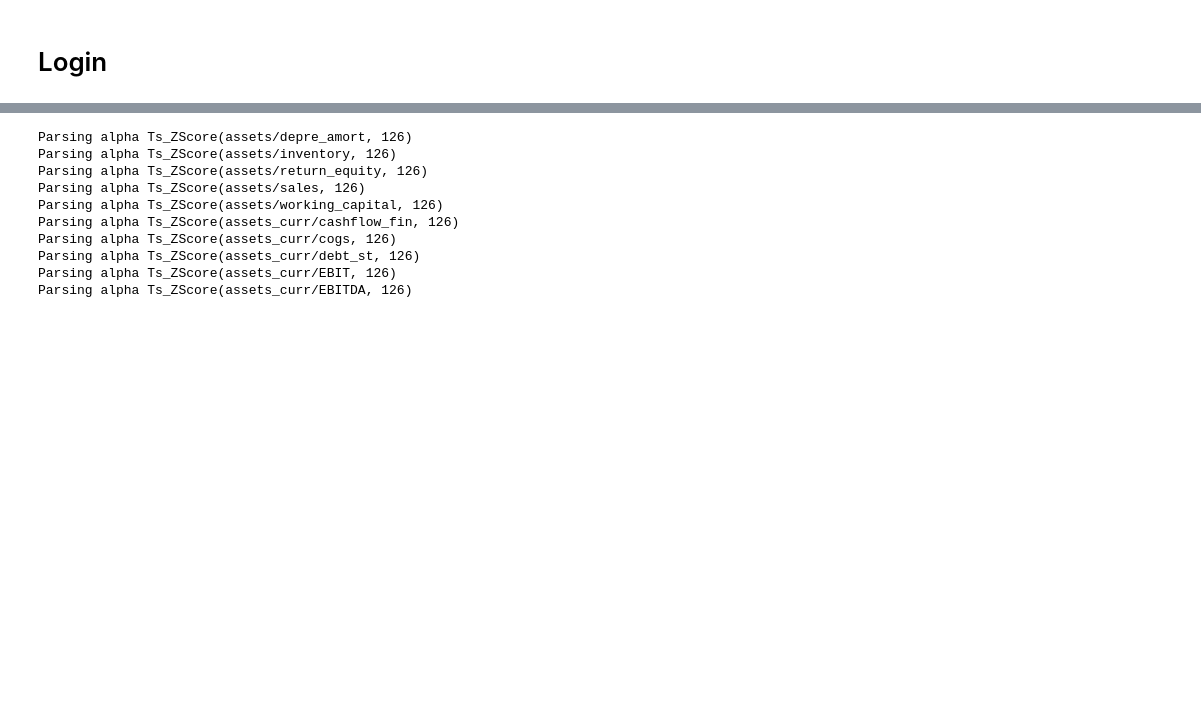
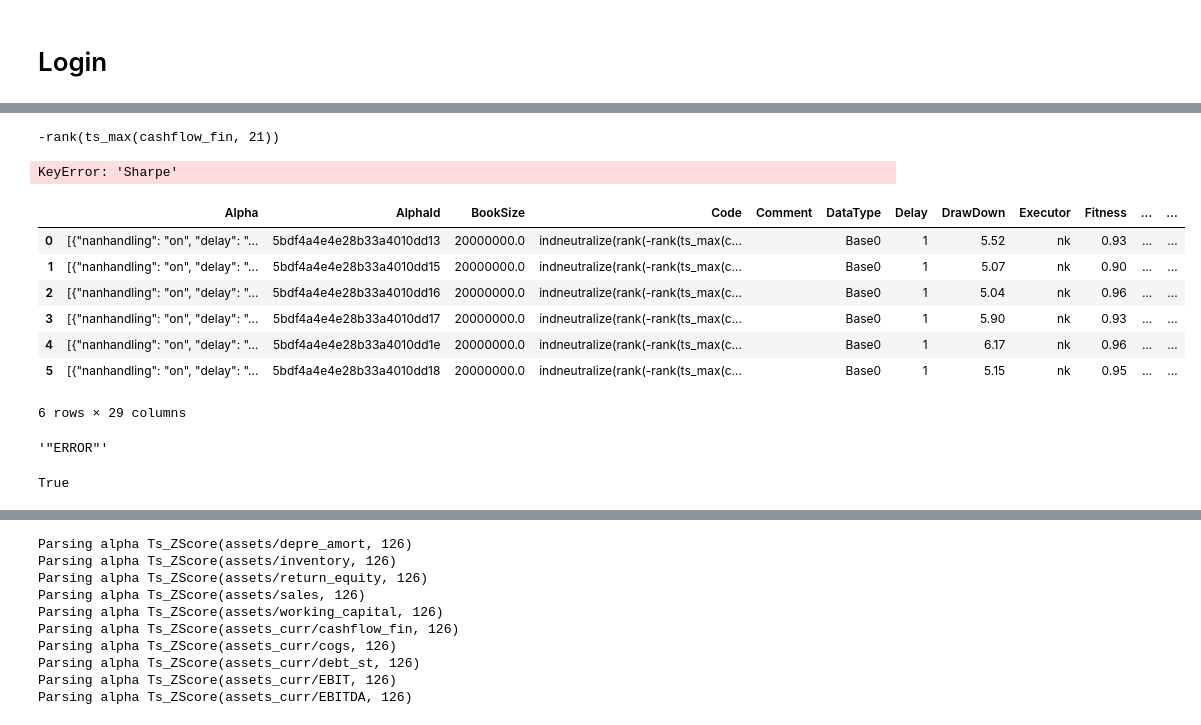
Before and after one commit to juta8/test, a Jupyter notebook: workflow.ipynb, the cells around one changed output, grey strips where cells are left out. Cells and saved outputs as stored; diff of their text form; code cells hidden in the pictures; blank space fills up the shorter version.

```diff
--- a/workflow.ipynb
+++ b/workflow.ipynb
@@ -72,0 +107,50 @@ full_cookie = requestor.build_cookie(cookie)
+# %%
+iteration_res=1
+user_name='nk'
+logic_names=['-rank(ts_max(cashflow_fin, 21))']
+for logic_name in logic_names:
+    print(logic_name)
+    cur_res = pd.DataFrame(list(mongo['alphas_prod'].find({'Executor': user_name,
+                                                        'LogicName': logic_name,
+                                                        'Iteration': str(iteration_res)})))
+    if (iteration == 1):
+        old_res = pd.DataFrame(list(mongo['alphas_prod'].find({'Executor': user_name,
+                                                             'Code': logic_name,
+                                                             'Iteration': str(iteration_res - 1)})))
+    else:
+        old_res = pd.DataFrame(list(mongo['alphas_prod'].find({'Executor': user_name,
+                                                             'LogicName': logic_name,
+                                                             'Iteration': str(iteration_res - 1)})))
+    cur_max_sharpe=cur_res['Sharpe'].max()
+    old_max_sharpe=old_res['Sharpe'].max()
+
+    print('LogicName - {}, New iteration max sharpe - {}, Old Iteration max sharpe {}'.format(logic_name,
+                                                                                              cur_max_sharpe,
+                                                                                              old_max_sharpe))
+    if (cur_max_sharpe < old_max_sharpe + 0.1):
+        mongo['alphas_prod'].remove({'Executor': user_name,
+                                            'LogicName':  logic_name,
+                                            'Iteration': iteration_res}, multi=True)
+    else:
+        mongo['alphas_prod'].remove({'Executor': user_name,
+                                            'LogicName': logic_name,
+                                            'Iteration': iteration,
+                                            'Sharpe': {'$lt': cur_max_sharpe}}, multi=True)
+# %% [output]
+-rank(ts_max(cashflow_fin, 21))
+KeyError: 'Sharpe'
+# %%
+cur_res = pd.DataFrame(list(mongo['alphas_prod'].find({'Executor': user_name,
+                                                        'LogicName': logic_name,
+                                                        'Iteration': iteration_res})))
+# %%
+cur_res
+# %% [output]
+|  | Alpha | AlphaId | BookSize | Code | Comment | DataType | Delay | DrawDown | Executor | Fitness | ... | ... |
+| 0 | [{"nanhandling": "on", "delay": "... | 5bdf4a4e4e28b33a4010dd13 | 20000000.0 | indneutralize(rank(-rank(ts_max(c... |  | Base0 | 1 | 5.52 | nk | 0.93 | ... | ... |
+| 1 | [{"nanhandling": "on", "delay": "... | 5bdf4a4e4e28b33a4010dd15 | 20000000.0 | indneutralize(rank(-rank(ts_max(c... |  | Base0 | 1 | 5.07 | nk | 0.90 | ... | ... |
+| 2 | [{"nanhandling": "on", "delay": "... | 5bdf4a4e4e28b33a4010dd16 | 20000000.0 | indneutralize(rank(-rank(ts_max(c... |  | Base0 | 1 | 5.04 | nk | 0.96 | ... | ... |
+| 3 | [{"nanhandling": "on", "delay": "... | 5bdf4a4e4e28b33a4010dd17 | 20000000.0 | indneutralize(rank(-rank(ts_max(c... |  | Base0 | 1 | 5.90 | nk | 0.93 | ... | ... |
+| 4 | [{"nanhandling": "on", "delay": "... | 5bdf4a4e4e28b33a4010dd1e | 20000000.0 | indneutralize(rank(-rank(ts_max(c... |  | Base0 | 1 | 6.17 | nk | 0.96 | ... | ... |
+| 5 | [{"nanhandling": "on", "delay": "... | 5bdf4a4e4e28b33a4010dd18 | 20000000.0 | indneutralize(rank(-rank(ts_max(c... |  | Base0 | 1 | 5.15 | nk | 0.95 | ... | ... |
+6 rows × 29 columns
@@ -72,0 +159,4 @@ full_cookie = requestor.build_cookie(cookie)
+# %%
+status.content.decode('utf-8')
+# %% [output]
+'"ERROR"'
@@ -72,0 +172,4 @@ full_cookie = requestor.build_cookie(cookie)
+# %%
+is_number(x)
+# %% [output]
+True
```
Also changed, not shown: parts of 46 cells of this notebook, 7 other files.
